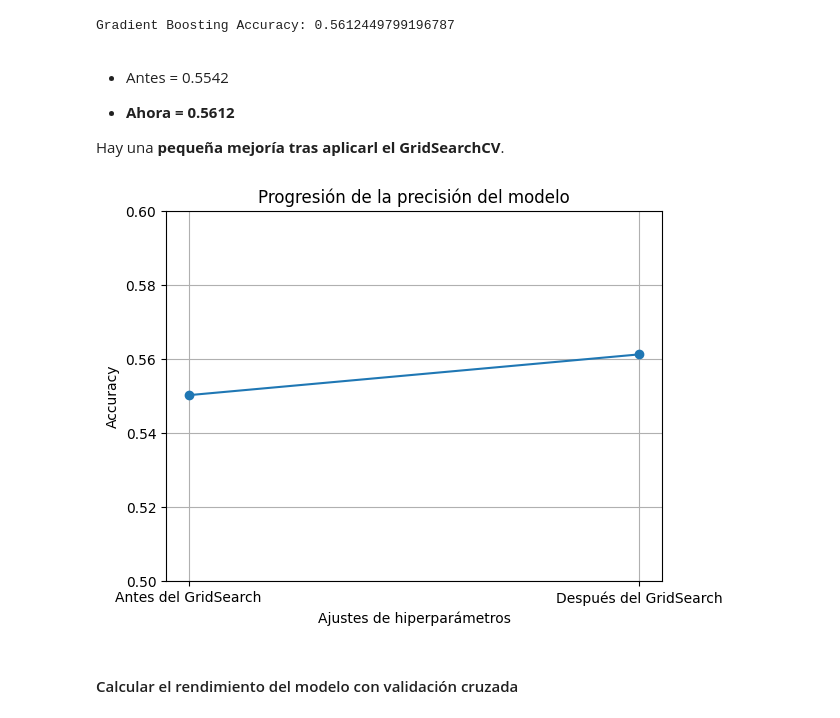
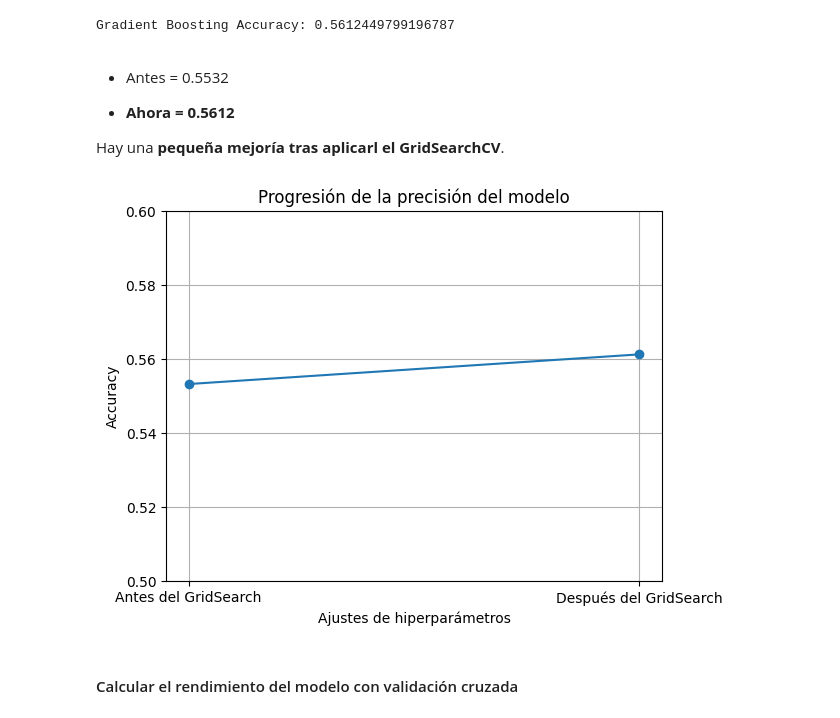
Before and after one commit to lunaft/PREDICCION-DE-LA-POPULARIDAD-DE-LOS-VIDEOS-DE-5-MINUTE-CRAFTS, a Jupyter notebook: src/notebooks/project_resume.ipynb, the cells around one changed output. Saved outputs shown, nothing was run; the diff lists cells and outputs as text; code cells hidden in the pictures.

```diff
--- a/src/notebooks/project_resume.ipynb
+++ b/src/notebooks/project_resume.ipynb
@@ -890,25 +890,25 @@ print("Gradient Boosting Accuracy:", accuracy_gb)
 # %% [output]
 Gradient Boosting Accuracy: 0.5612449799196787
 # %% [markdown]
-- Antes = 0.5542
+- Antes = 0.5532
 
 - **Ahora = 0.5612**
 
 Hay una **pequeña mejoría tras aplicarl el GridSearchCV**.
 # %%
-precisions = [0.5502008032128514, 0.5612449799196787]
+precisions = [0.5532128514056225, 0.5612449799196787]
 
 labels = ['Antes del GridSearch', 'Después del GridSearch']
 
 plt.plot(labels, precisions, marker='o', linestyle='-')
 plt.ylim(0.5, 0.6)
 plt.xlabel('Ajustes de hiperparámetros')
 plt.ylabel('Accuracy')
 plt.title('Progresión de la precisión del modelo')
 plt.grid(True)
 plt.show()
 # %% [output]
-[figure, old version]
+[figure, new version]
 # %% [markdown]
 #### Calcular el rendimiento del modelo con validación cruzada
 # %%
```
Also changed, not shown: parts of 6 cells of this notebook.
